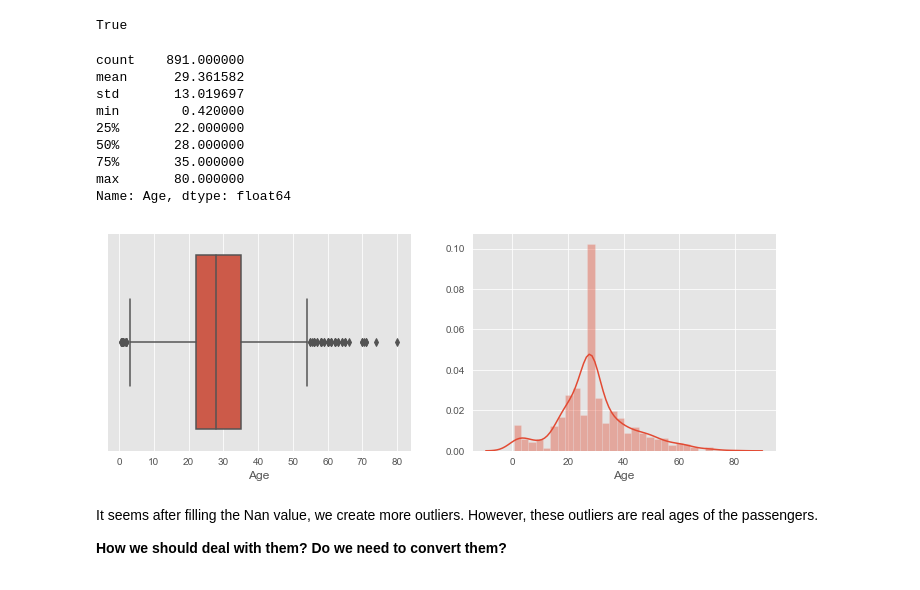
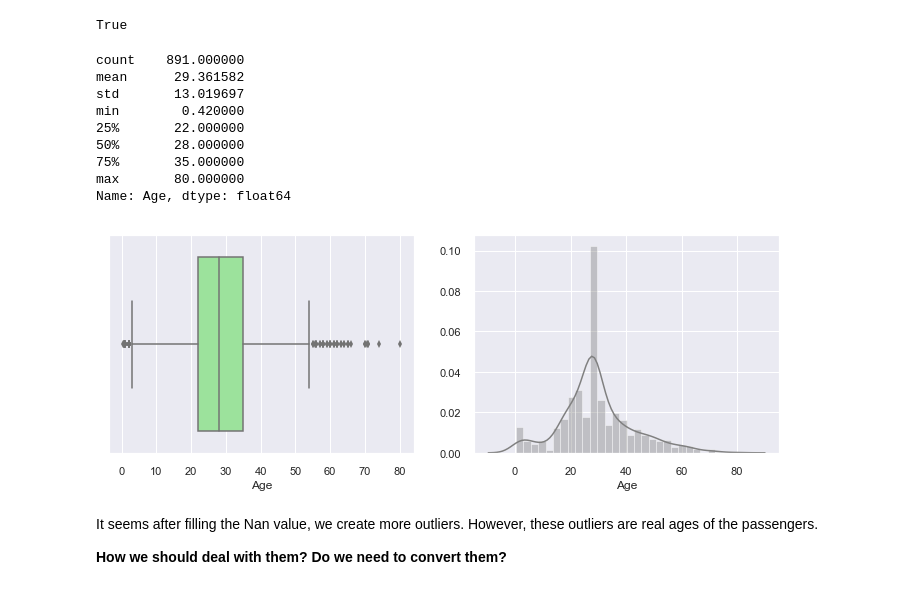
Before and after one commit to air-yan/kaggle_analysis, a Jupyter notebook: EDA on Titanic.ipynb, the cells around one changed output. Drawn from its saved outputs; the diff is of its cells as text; code cells hidden in the pictures.

```diff
--- a/EDA on Titanic.ipynb
+++ b/EDA on Titanic.ipynb
@@ -139,8 +139,6 @@ max       80.000000
 Name: Age, dtype: float64
 # %%
 # shape of its distribution
-
-plt.style.use('ggplot')
 
 f, axes = plt.subplots(1,2,figsize=(12,4))
 
@@ -169,22 +167,22 @@ True
 # %%
 # let's see the data and graphs one more time
 f, axes = plt.subplots(1,2,figsize=(12,4))
 
-sns.boxplot(df_EDA.Age,ax=axes[0])
-sns.distplot(df_EDA.Age,ax=axes[1])
+sns.boxplot(df_EDA.Age,ax=axes[0],color='lightgreen')
+sns.distplot(df_EDA.Age,ax=axes[1],color='grey')
 
 print(df_EDA.Age.describe())
 # %% [output]
 count    891.000000
 mean      29.361582
 std       13.019697
 min        0.420000
 25%       22.000000
 50%       28.000000
 75%       35.000000
 max       80.000000
 Name: Age, dtype: float64
-[figure, old version]
+[figure, new version]
 # %% [markdown]
 It seems after filling the Nan value, we create more outliers. However, these outliers are real ages of the passengers.
 
```
Also changed, not shown: parts of 23 cells of this notebook.
